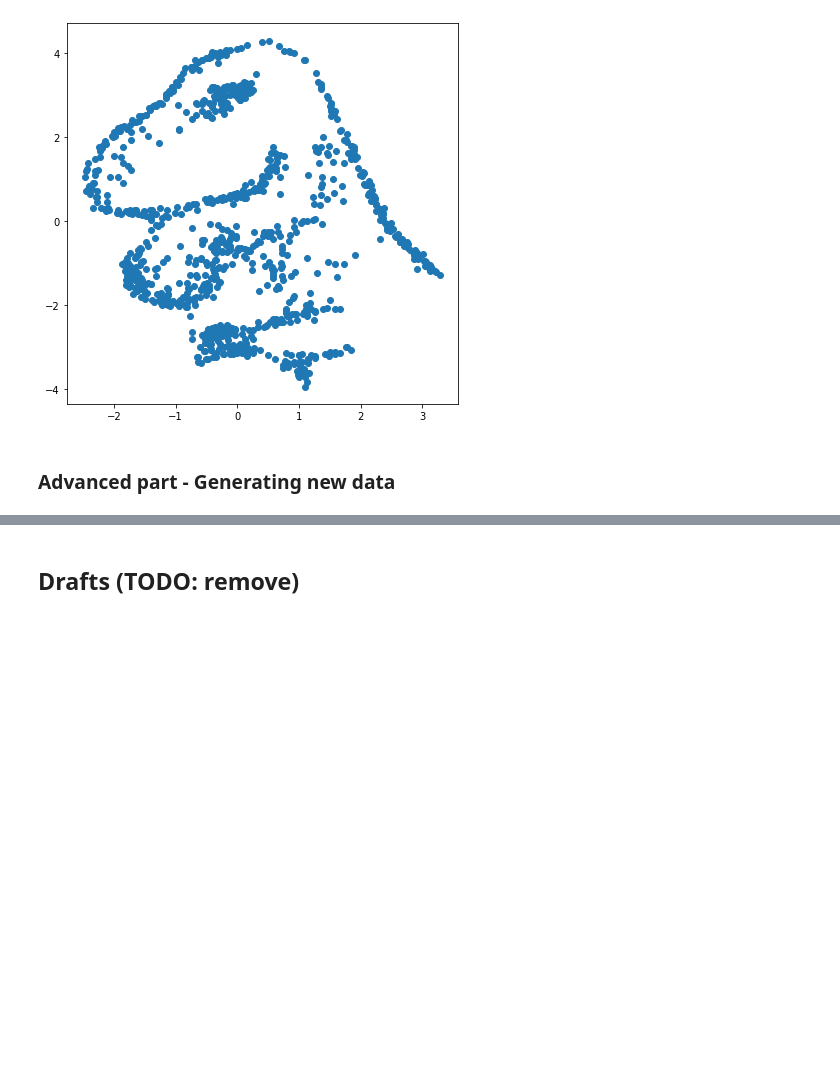
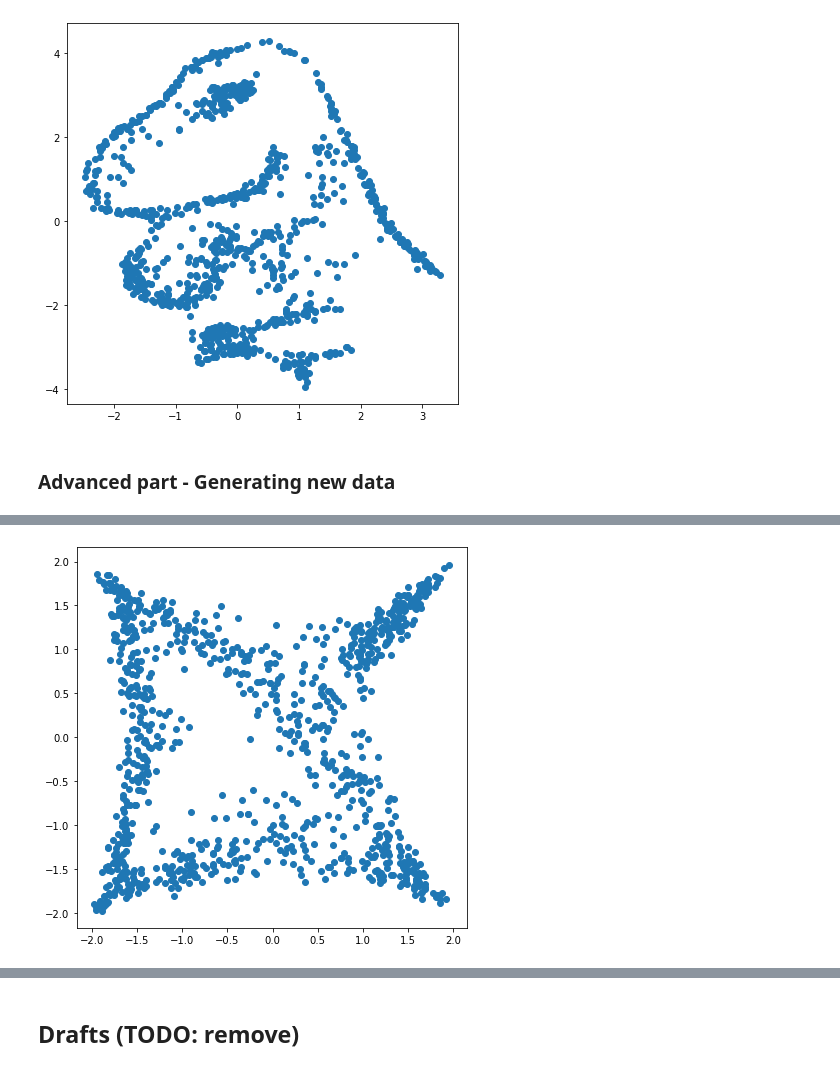
Before and after one commit to ZyzzGit/diffusion, a Jupyter notebook: DiffusionModels.ipynb, the cells around one changed output, grey strips where cells are left out. Cells and saved outputs as stored; diff of their text form; code cells hidden in the pictures; blank space fills up the shorter version.

Commit message:
Implement star generator model

```diff
--- a/DiffusionModels.ipynb
+++ b/DiffusionModels.ipynb
@@ -417,0 +443,27 @@ Some samples of the stars data:
+# %%
+# Our Neural Network model
+class MLP_stars(torch.nn.Module):
+
+    def __init__(self):
+        super(MLP_stars, self).__init__()
+
+        self.emb_size = 64
+        self.embedding = SinusoidalEmbedding(self.emb_size)
+        self.linear1 = torch.nn.Linear(self.emb_size*5, 500)
+        self.linear2 = torch.nn.Linear(500, 500)
+        self.linear3 = torch.nn.Linear(500, 128)
+        self.linear4 = torch.nn.Linear(128, 2)
+        self.activation = torch.nn.ReLU()
+
+    def forward(self, xt, x_avg, y_avg, t):
+        x = torch.cat((xt, x_avg, y_avg, t), dim=1)  # concatenate point xt, averages and timestep t
+        x = self.embedding(x)          # embed input before processing
+        x = torch.flatten(x, start_dim=1) # [batch_size, 5, emb_size] -> [batch_size, 5*emb_size]
+        x = self.linear1(x)
+        x = self.activation(x)
+        x = self.linear2(x)
+        x = self.activation(x)
+        x = self.linear3(x)
+        x = self.activation(x)
+        x = self.linear4(x)     # no activation at output, since the noise e is continuous and possibly non-negaive
+        return x
@@ -417,0 +515,11 @@ Some samples of the stars data:
+# %%
+# Train star model
+star_model = MLP_stars()
+fit_model_stars(
+    model = star_model,
+    dataloader = DataLoader(stars_data, batch_size=1, shuffle=True),
+    optimizer = Adam(star_model.parameters(), lr=1e-3),
+    loss_fn = torch.nn.MSELoss(),
+    epochs = 300
+)
+# %% [output]
@@ -417,0 +543 @@ Some samples of the stars data:
+[figure, added]
```
Also changed, not shown: parts of 11 cells of this notebook.
